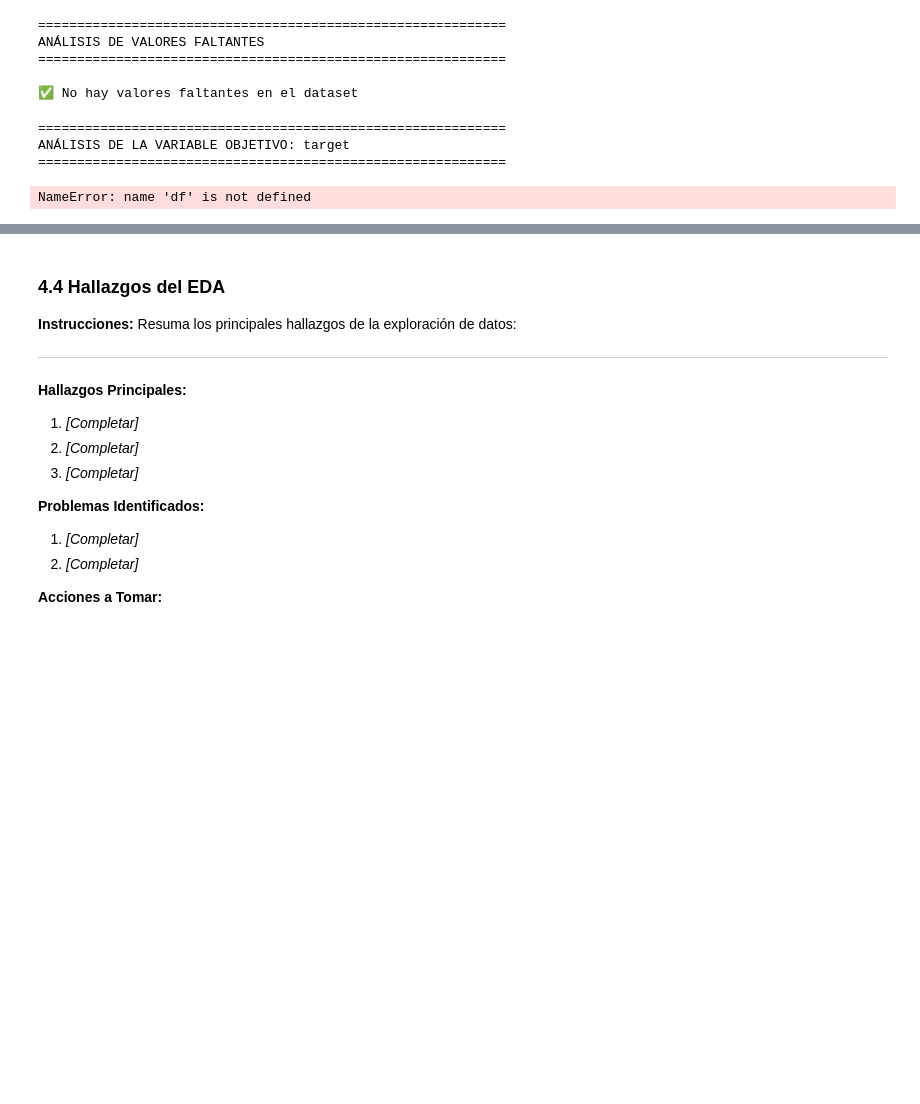
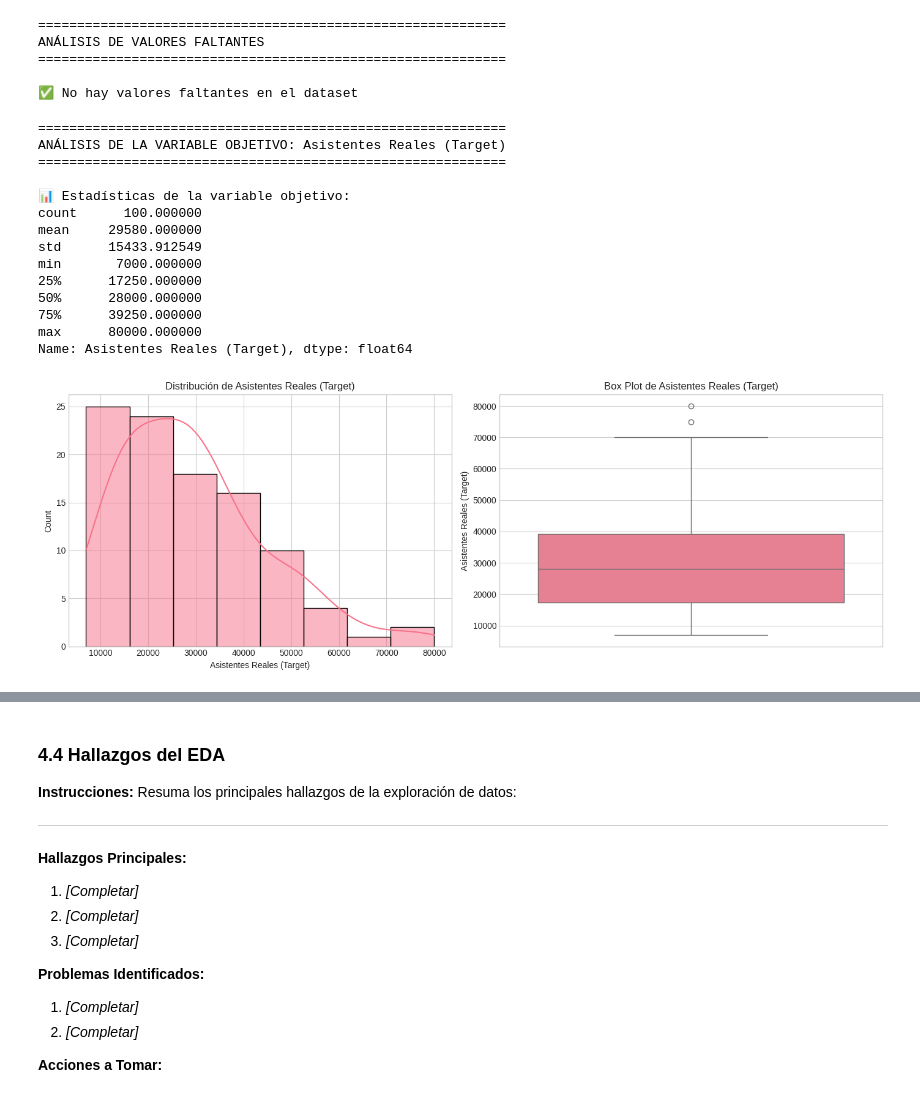
Before and after one commit to kevpierrebarra/DL-Final-Barra-Kevin, a Jupyter notebook: notebooks/final_project.ipynb, the cells around one changed output, grey strips where cells are left out. Drawn from its saved outputs; the diff is of its cells as text; code cells hidden in the pictures; blank space fills up the shorter version.

```diff
--- a/notebooks/final_project.ipynb
+++ b/notebooks/final_project.ipynb
@@ -397,7 +397,7 @@ ANÁLISIS DE VALORES FALTANTES
 # =====================================================
 
 # COMPLETE: Especifique el nombre de su variable objetivo
-TARGET_COLUMN = 'target'  # Cambie 'target' por el nombre de su variable objetivo
+TARGET_COLUMN = 'Asistentes Reales (Target)'  # Cambie 'target' por el nombre de su variable objetivo
 
 print("=" * 60)
 print(f"ANÁLISIS DE LA VARIABLE OBJETIVO: {TARGET_COLUMN}")
@@ -423,35 +423,46 @@ if df[TARGET_COLUMN].dtype == 'object' or df[TARGET_COLUMN].nunique() < 20:
     axes[1].set_title(f'Proporción de {TARGET_COLUMN}')
 
     plt.tight_layout()
     plt.show()
 
     # Verificar desbalance
     imbalance_ratio = class_dist.max() / class_dist.min()
     if imbalance_ratio > 3:
         print(f"\n⚠️ ADVERTENCIA: Dataset desbalanceado (ratio {imbalance_ratio:.2f}:1)")
         print("   Considere técnicas de balanceo: SMOTE, undersampling, class weights")
 else:
     # Para regresión
     print("\n📊 Estadísticas de la variable objetivo:")
     print(df[TARGET_COLUMN].describe())
 
     fig, axes = plt.subplots(1, 2, figsize=(14, 5))
 
     # Histograma
     sns.histplot(df[TARGET_COLUMN], kde=True, ax=axes[0])
     axes[0].set_title(f'Distribución de {TARGET_COLUMN}')
 
     # Box plot
     sns.boxplot(y=df[TARGET_COLUMN], ax=axes[1])
     axes[1].set_title(f'Box Plot de {TARGET_COLUMN}')
 
     plt.tight_layout()
     plt.show()
 # %% [output]
 ============================================================
-ANÁLISIS DE LA VARIABLE OBJETIVO: target
+ANÁLISIS DE LA VARIABLE OBJETIVO: Asistentes Reales (Target)
 ============================================================
+
+📊 Estadísticas de la variable objetivo:
+count      100.000000
+mean     29580.000000
+std      15433.912549
+min       7000.000000
+25%      17250.000000
+50%      28000.000000
+75%      39250.000000
+max      80000.000000
+Name: Asistentes Reales (Target), dtype: float64
-NameError: name 'df' is not defined
+[figure, added]
 # %%
 # =====================================================
 # ANÁLISIS DE CORRELACIONES
```
Also changed, not shown: parts of 27 cells of this notebook.
